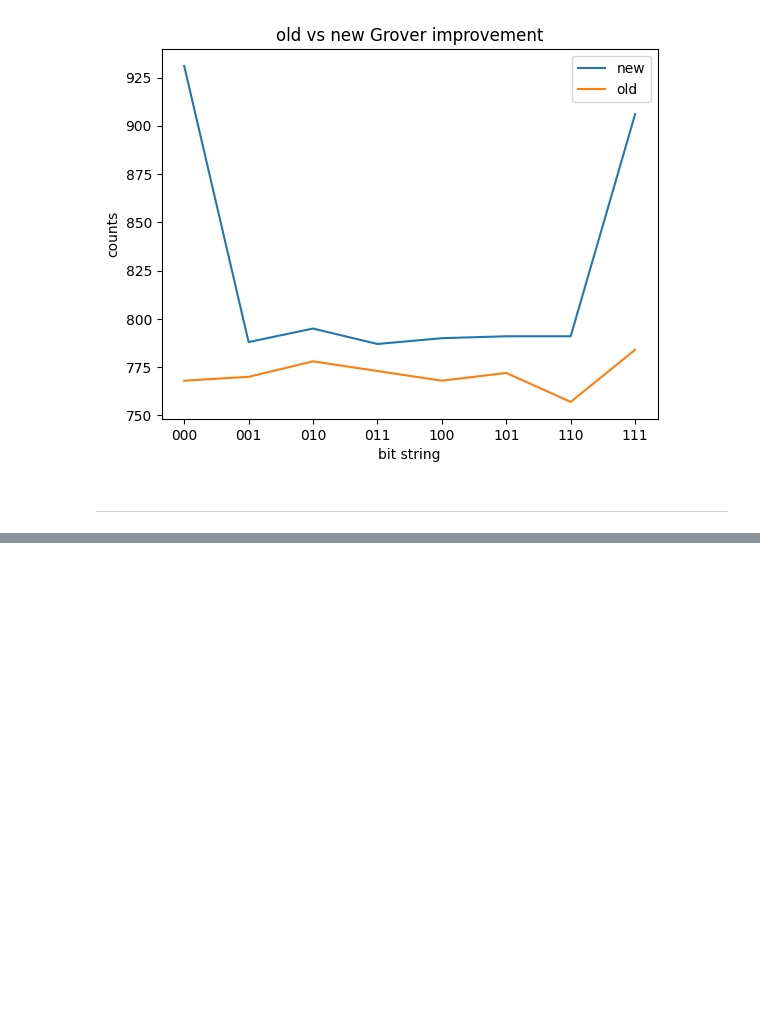
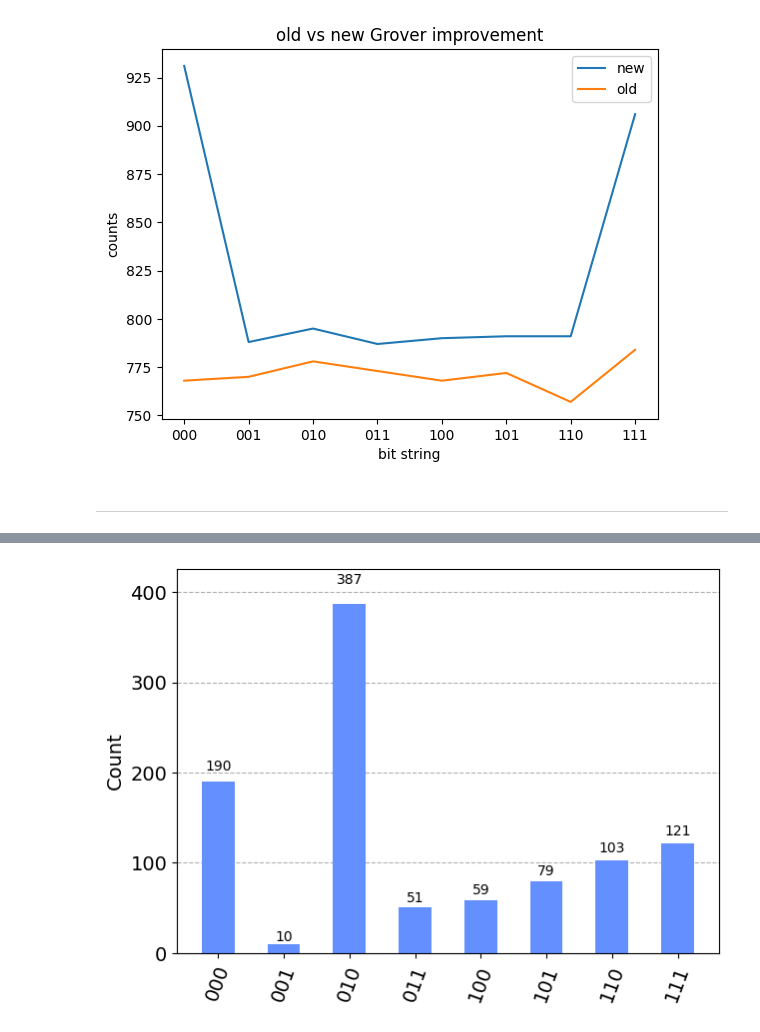
Before and after one commit to Dpbm/scientific-research-1-quantum-oracles, a Jupyter notebook: code/file-explorer.ipynb, the cells around one changed output, grey strips where cells are left out. Cells and saved outputs as stored; diff of their text form; code cells hidden in the pictures; blank space fills up the shorter version.

```diff
--- a/code/file-explorer.ipynb
+++ b/code/file-explorer.ipynb
@@ -849,0 +867,6 @@ plt.show()
+# %%
+oracle = p_oracle('010')
+qc = new_g(s, oracle)
+plot_histogram(get_result(qc))
+# %% [output]
+[figure, added]
```
Also changed, not shown: parts of 9 cells of this notebook.
